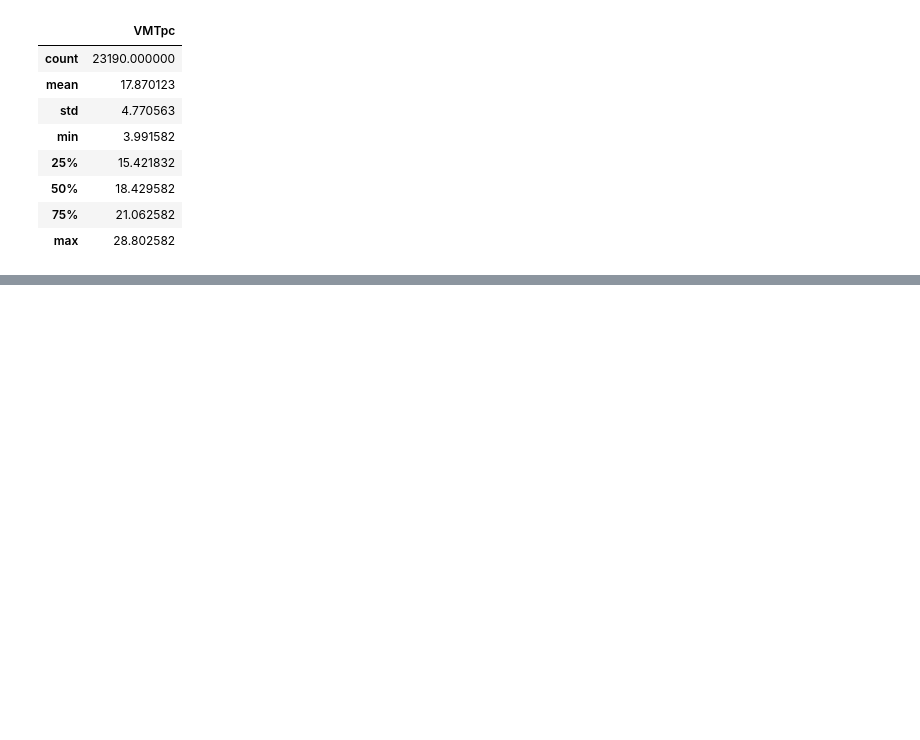
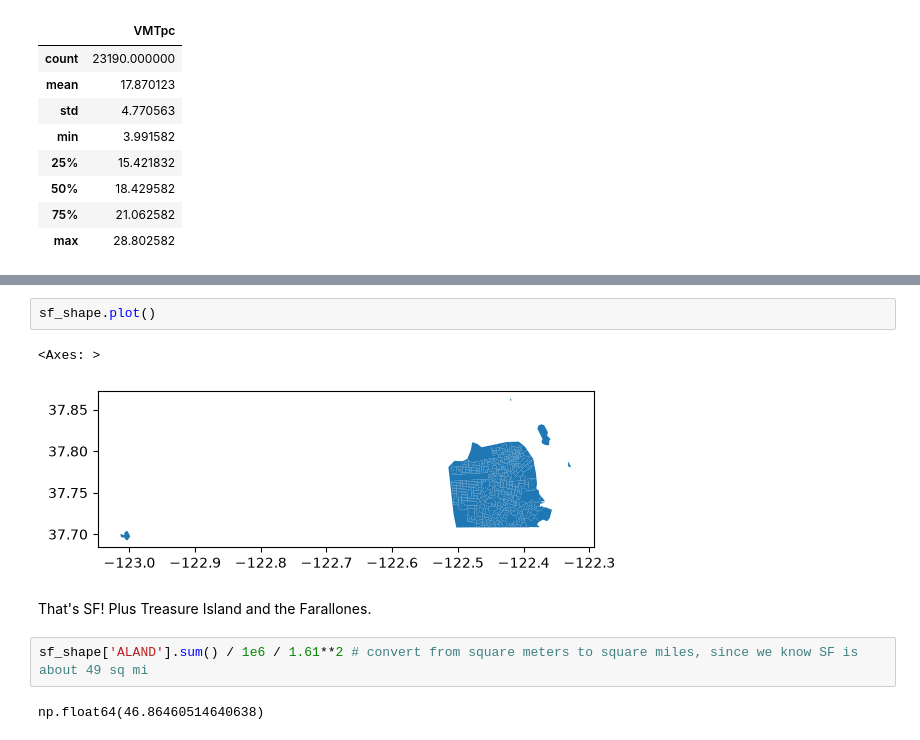
Before and after one commit to usf-esm/usf-engy680-urban-energy-fall2026, a Jupyter notebook: hw2_OptionA_VMT/hw2_template.ipynb, the cells around one changed output, grey strips where cells are left out. Cells and saved outputs as stored; diff of their text form; blank space fills up the shorter version.

```diff
--- a/hw2_OptionA_VMT/hw2_template.ipynb
+++ b/hw2_OptionA_VMT/hw2_template.ipynb
@@ -162,0 +227,11 @@ For students who analyze outer suburban and rural places, note that resulting es
+# %%
+sf_shape.plot()
+# %% [output]
+<Axes: >
+[figure, added]
+# %% [markdown]
+That's SF! Plus Treasure Island and the Farallones.
+# %%
+sf_shape['ALAND'].sum() / 1e6 / 1.61**2 # convert from square meters to square miles, since we know SF is about 49 sq mi
+# %% [output]
+np.float64(46.86460514640638)
```
Also changed, not shown: parts of 28 cells of this notebook.
